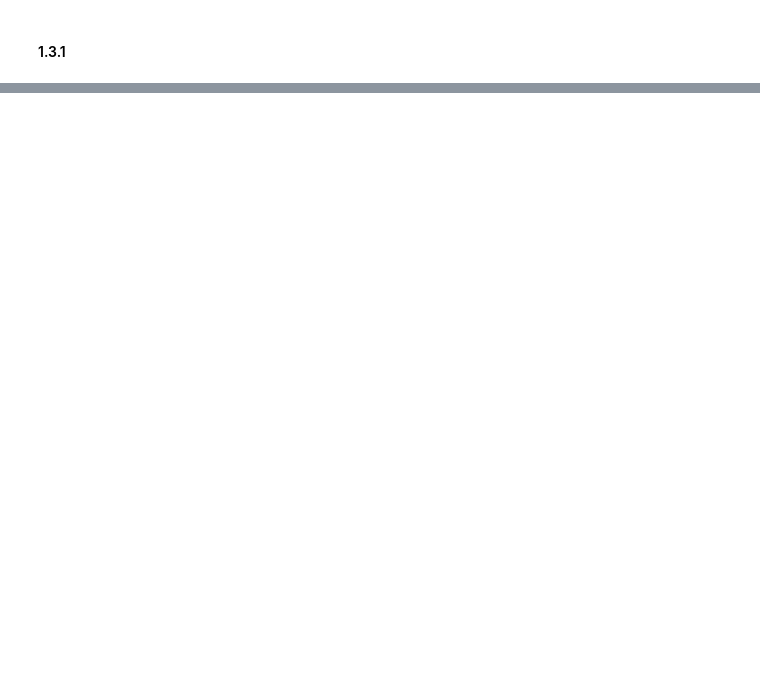
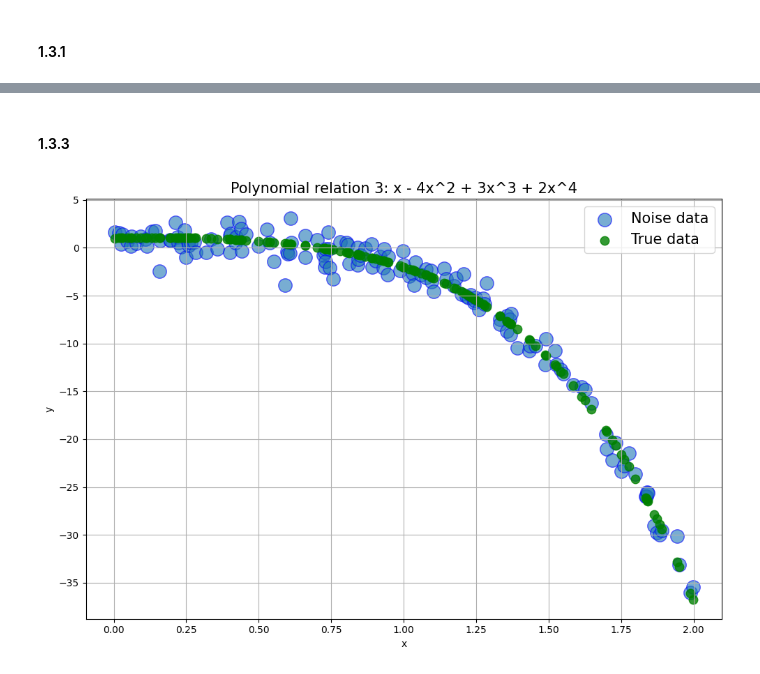
Before and after one commit to modernpacifist/engineering-of-machine-learning-urfu, a Jupyter notebook: math-basics-of-machine-learning/Notebooks/HW2_MBML.ipynb, the cells around one changed output, grey strips where cells are left out. Saved outputs shown, nothing was run; the diff lists cells and outputs as text; code cells hidden in the pictures; blank space fills up the shorter version.

```diff
--- a/math-basics-of-machine-learning/Notebooks/HW2_MBML.ipynb
+++ b/math-basics-of-machine-learning/Notebooks/HW2_MBML.ipynb
@@ -168,0 +139,16 @@ plt.show()
+# %% [markdown]
+#### 1.3.3
+# %%
+polynomial_3_y, polynomial_3_y_true_line, polynomial_3_x = dataset(
+    a=[1, -4, 3, -3],
+    b=1,
+    f=None,
+    N=150,
+    x_max=2,
+    noise_power=1.25,
+    seed=15
+)
+
+visualize_data(polynomial_3_y, polynomial_3_y_true_line, polynomial_3_x, 'Polynomial relation 3: x - 4x^2 + 3x^3 + 2x^4')
+# %% [output]
+[figure, added]
```
Also changed, not shown: parts of 15 cells of this notebook.
